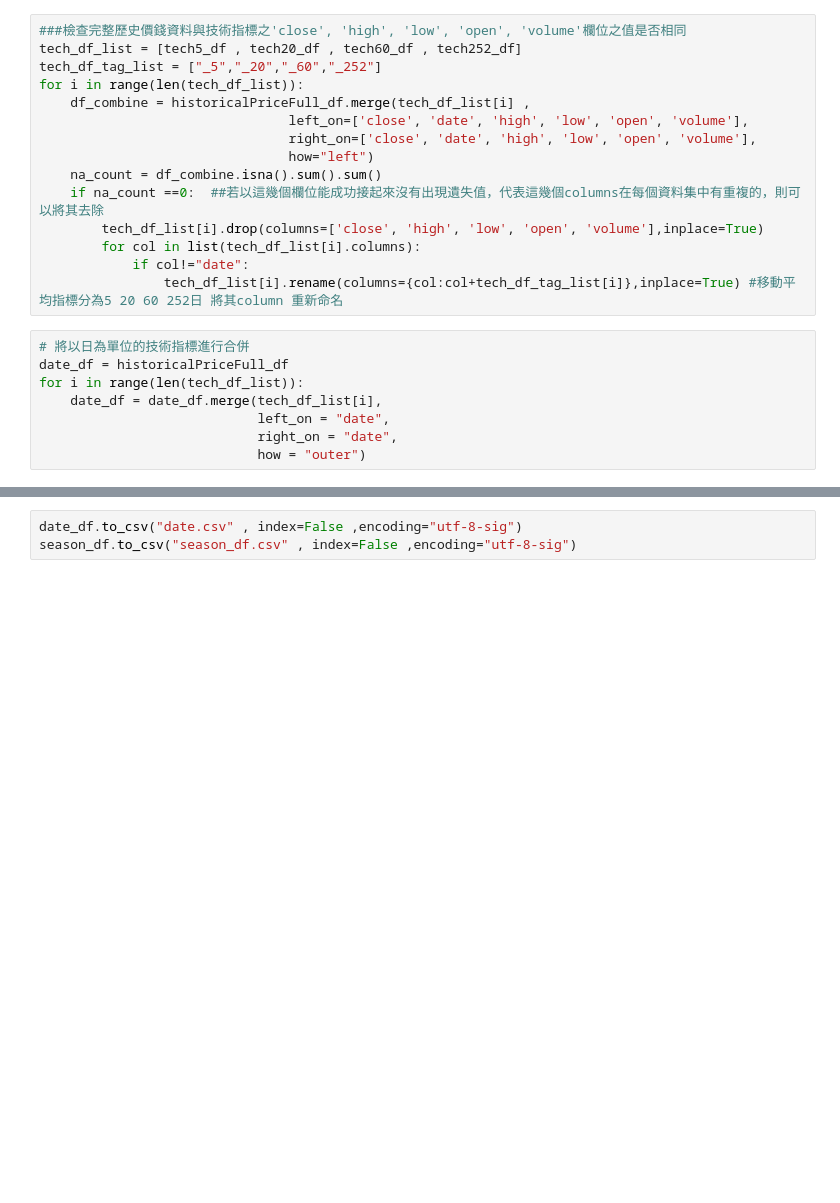
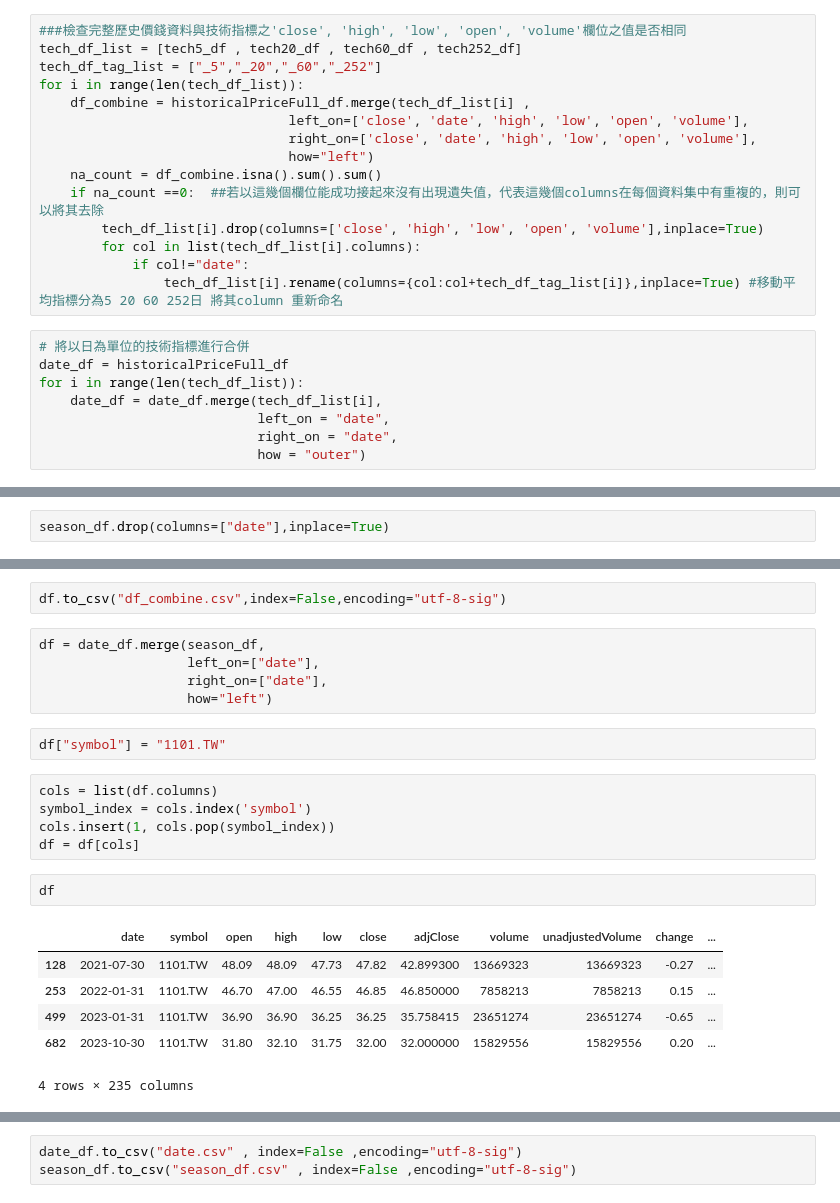
Before and after one commit to lala9456/0605ineterview, a Jupyter notebook: EDA.ipynb, the cells around one changed output, grey strips where cells are left out. Drawn from its saved outputs; the diff is of its cells as text; blank space fills up the shorter version.

```diff
--- a/EDA.ipynb
+++ b/EDA.ipynb
@@ -173,0 +223,2 @@ for i in range(len(tech_df_list)):
+# %%
+season_df.drop(columns=["date"],inplace=True)
@@ -173,0 +338,23 @@ for i in range(len(tech_df_list)):
+# %%
+df.to_csv("df_combine.csv",index=False,encoding="utf-8-sig")
+# %%
+df = date_df.merge(season_df,
+                   left_on=["date"],
+                   right_on=["date"],
+                   how="left")
+# %%
+df["symbol"] = "1101.TW"
+# %%
+cols = list(df.columns)
+symbol_index = cols.index('symbol')
+cols.insert(1, cols.pop(symbol_index))
+df = df[cols]
+# %%
+df
+# %% [output]
+|  | date | symbol | open | high | low | close | adjClose | volume | unadjustedVolume | change | ... |
+| 128 | 2021-07-30 | 1101.TW | 48.09 | 48.09 | 47.73 | 47.82 | 42.899300 | 13669323 | 13669323 | -0.27 | ... |
+| 253 | 2022-01-31 | 1101.TW | 46.70 | 47.00 | 46.55 | 46.85 | 46.850000 | 7858213 | 7858213 | 0.15 | ... |
+| 499 | 2023-01-31 | 1101.TW | 36.90 | 36.90 | 36.25 | 36.25 | 35.758415 | 23651274 | 23651274 | -0.65 | ... |
+| 682 | 2023-10-30 | 1101.TW | 31.80 | 32.10 | 31.75 | 32.00 | 32.000000 | 15829556 | 15829556 | 0.20 | ... |
+4 rows × 235 columns
```
Also changed, not shown: parts of 20 cells of this notebook, 2 other files.
